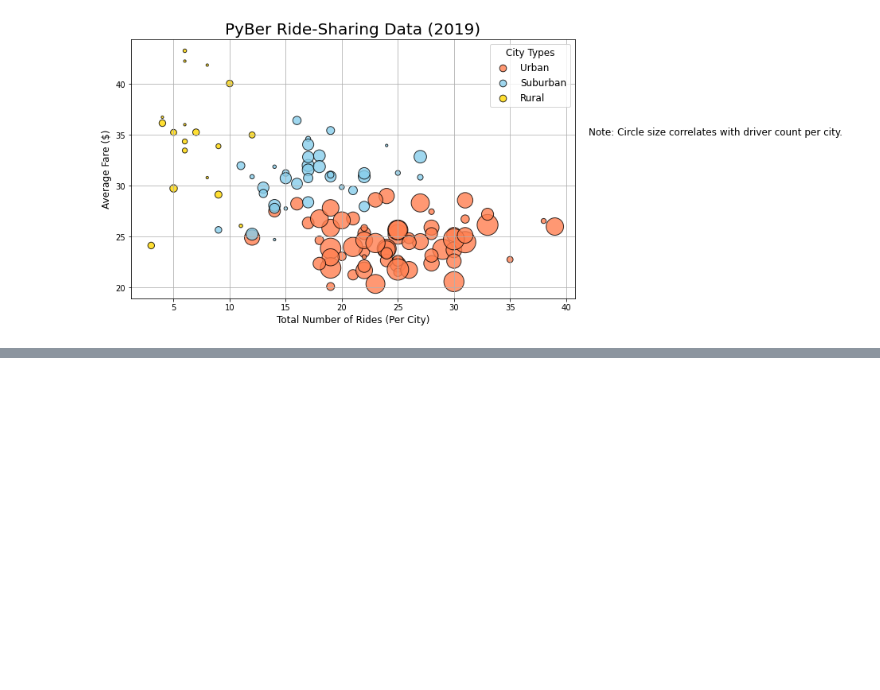
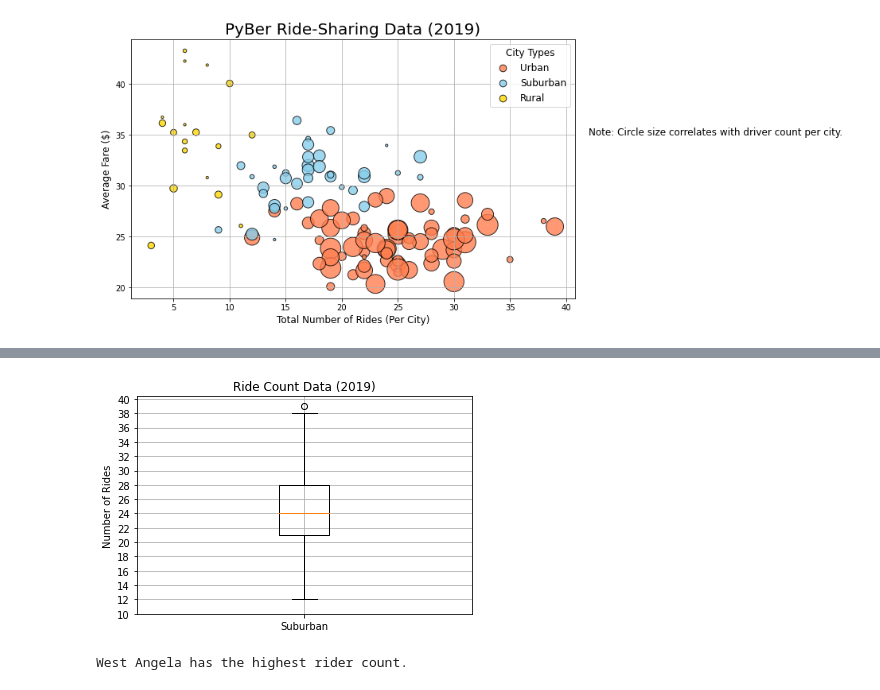
Before and after one commit to dasavage1412/PyBer_Analysis, a Jupyter notebook: Pyber.ipynb, the cells around one changed output, grey strips where cells are left out. Cells and saved outputs as stored; diff of their text form; code cells hidden in the pictures; blank space fills up the shorter version.

```diff
--- a/Pyber.ipynb
+++ b/Pyber.ipynb
@@ -307,0 +533,19 @@ plt.show()
+# %%
+# Create a box-and-whisker plot for the urban cities ride count.
+x_labels = ["Suburban"]
+fig, ax = plt.subplots()
+ax.boxplot(urban_ride_count, labels=x_labels)
+# Add the title, y-axis label and grid.
+ax.set_title('Ride Count Data (2019)')
+ax.set_ylabel('Number of Rides')
+ax.set_yticks(np.arange(10, 41, step=2.0))
+ax.grid()
+plt.show()
+# %% [output]
+[figure, added]
+# %%
+# Get the city that matches 39.
+urban_city_outlier = urban_ride_count[urban_ride_count==39].index[0]
+print(f"{urban_city_outlier} has the highest rider count.")
+# %% [output]
+West Angela has the highest rider count.
```
Also changed, not shown: parts of 32 cells of this notebook.
